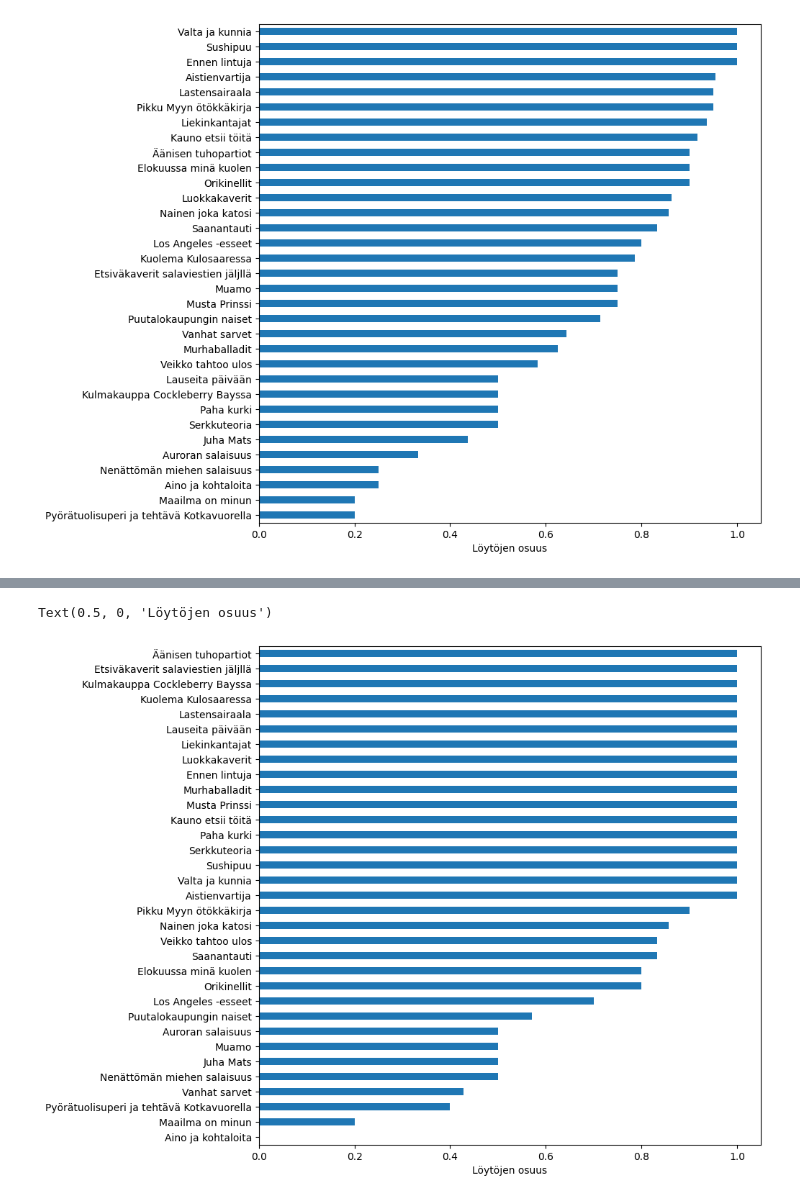
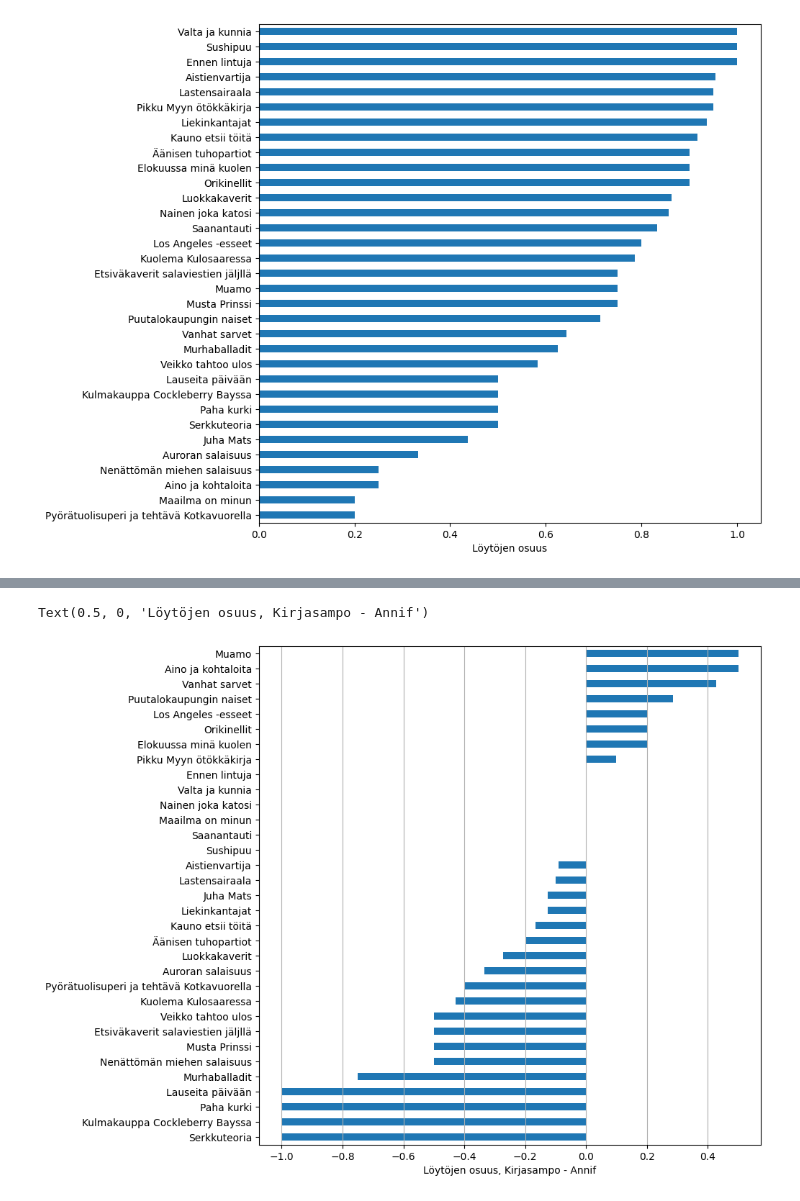
Before and after one commit to NatLibFi/kivepa-booksearch-workshop, a Jupyter notebook: analysis.ipynb, the cells around one changed output, grey strips where cells are left out. Drawn from its saved outputs; the diff is of its cells as text; code cells hidden in the pictures.

Commit message:
Bar plot of successfull searches

```diff
--- a/analysis.ipynb
+++ b/analysis.ipynb
@@ -409,10 +394,20 @@ Text(0.5, 0, 'Löytöjen osuus')
 # %%
-col = ["is_found_a"]
-df_pruned.groupby(by="title")[col].mean().mean(axis=1).sort_values(
-    ascending=True
-).to_frame(name="Found share").plot.barh(figsize=(9, 9), legend=False)
+# Difference
+diff = (
+    df_pruned.groupby(by="title")[
+        [
+            "is_found_a",
+            "is_found_b",
+        ]
+    ]
+    .mean()
+    .diff(axis=1)
+    .iloc[:, 1]
+)
+diff.sort_values().to_frame().plot.barh(figsize=(9, 9), legend=False)
+plt.grid(axis="x")
 plt.ylabel(None)
-plt.xlabel("Löytöjen osuus")
+plt.xlabel("Löytöjen osuus, Kirjasampo - Annif")
 # %% [output]
-Text(0.5, 0, 'Löytöjen osuus')
+Text(0.5, 0, 'Löytöjen osuus, Kirjasampo - Annif')
-[figure, old version]
+[figure, new version]
```
Also changed, not shown: parts of 23 cells of this notebook.
